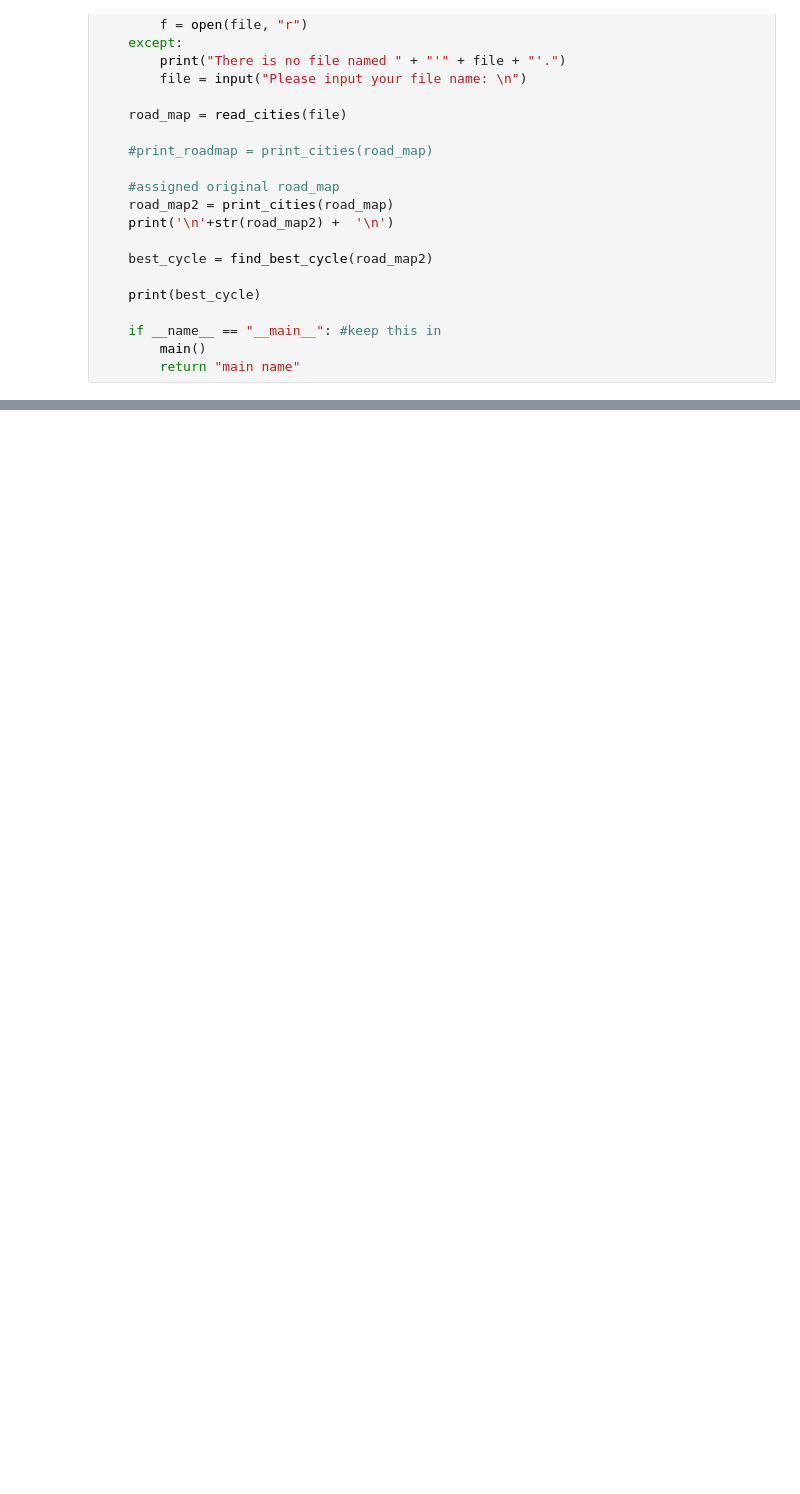
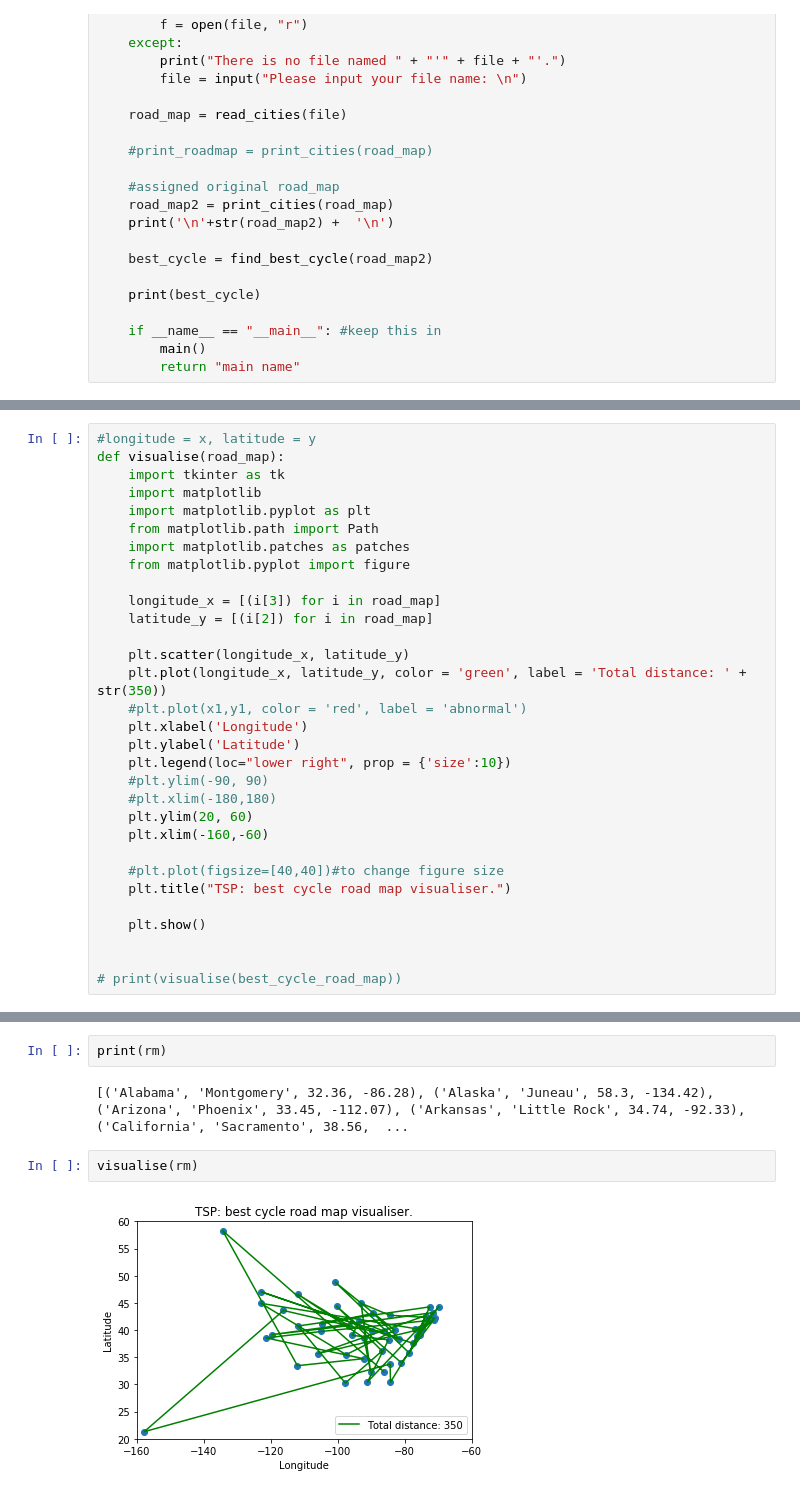
Before and after one commit to DMonzon47/TSP-project-Python, a Jupyter notebook: cities.ipynb, the cells around one changed output, grey strips where cells are left out. Saved outputs shown, nothing was run; the diff lists cells and outputs as text; blank space fills up the shorter version.

Commit message:
Visualisation progress: use of matplotlib creates initial graph of a road_map.

```diff
--- a/cities.ipynb
+++ b/cities.ipynb
@@ -285,0 +248,31 @@ def visualise(road_map):
+# %%
+#longitude = x, latitude = y
+def visualise(road_map):
+    import tkinter as tk
+    import matplotlib
+    import matplotlib.pyplot as plt
+    from matplotlib.path import Path
+    import matplotlib.patches as patches
+    from matplotlib.pyplot import figure
+
+    longitude_x = [(i[3]) for i in road_map]
+    latitude_y = [(i[2]) for i in road_map]
+
+    plt.scatter(longitude_x, latitude_y)
+    plt.plot(longitude_x, latitude_y, color = 'green', label = 'Total distance: ' + str(350))
+    #plt.plot(x1,y1, color = 'red', label = 'abnormal')
+    plt.xlabel('Longitude')
+    plt.ylabel('Latitude')
+    plt.legend(loc="lower right", prop = {'size':10})
+    #plt.ylim(-90, 90)
+    #plt.xlim(-180,180)
+    plt.ylim(20, 60)
+    plt.xlim(-160,-60)
+
+    #plt.plot(figsize=[40,40])#to change figure size
+    plt.title("TSP: best cycle road map visualiser.")
+
+    plt.show()
+
+
+# print(visualise(best_cycle_road_map))
@@ -285,0 +281,8 @@ def visualise(road_map):
+# %%
+print(rm)
+# %% [output]
+[('Alabama', 'Montgomery', 32.36, -86.28), ('Alaska', 'Juneau', 58.3, -134.42), ('Arizona', 'Phoenix', 33.45, -112.07), ('Arkansas', 'Little Rock', 34.74, -92.33), ('California', 'Sacramento', 38.56,  ...
+# %%
+visualise(rm)
+# %% [output]
+[figure, added]
```
Also changed, not shown: parts of 4 cells of this notebook, 1 other file.
